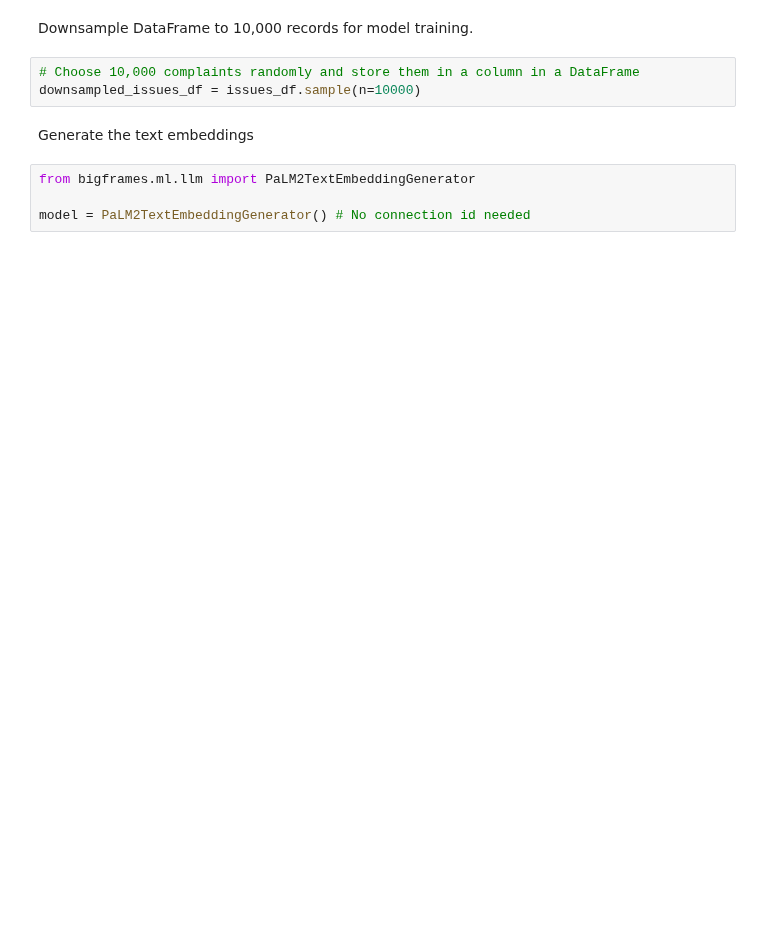
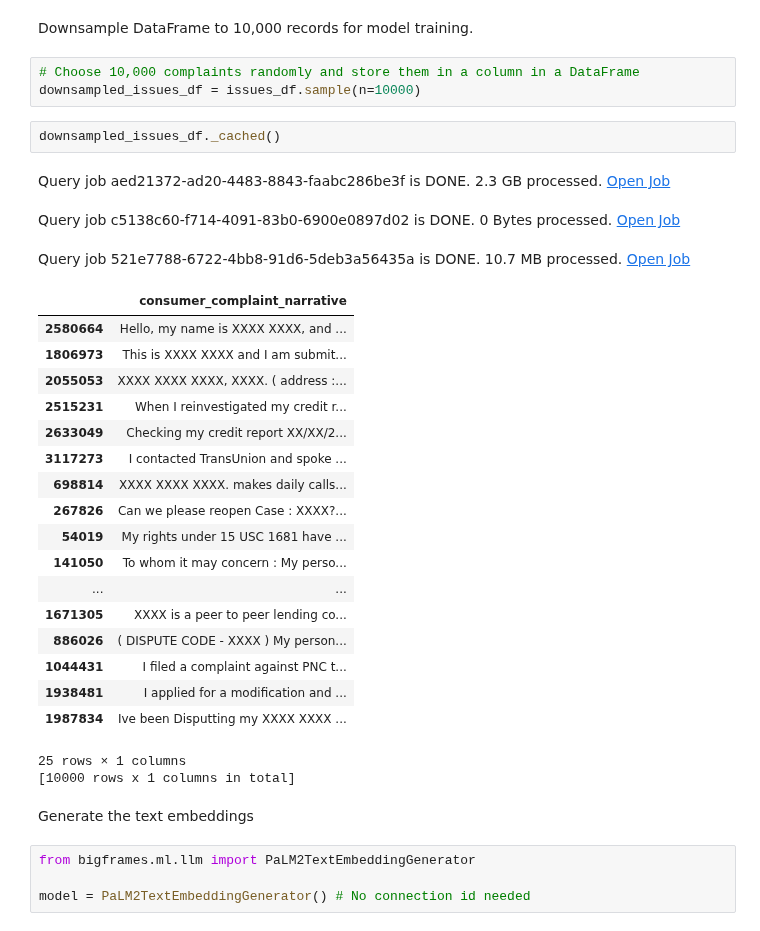
Before and after one commit to googleapis/python-bigquery-dataframes, a Jupyter notebook: notebooks/generative_ai/bq_dataframes_llm_kmeans.ipynb, the cells around one changed output. Drawn from its saved outputs; the diff is of its cells as text; blank space fills up the shorter version.

```diff
--- a/notebooks/generative_ai/bq_dataframes_llm_kmeans.ipynb
+++ b/notebooks/generative_ai/bq_dataframes_llm_kmeans.ipynb
@@ -144,6 +157,31 @@ Downsample DataFrame to 10,000 records for model training.
 # %%
 # Choose 10,000 complaints randomly and store them in a column in a DataFrame
 downsampled_issues_df = issues_df.sample(n=10000)
+# %%
+downsampled_issues_df._cached()
+# %% [output]
+Query job aed21372-ad20-4483-8843-faabc286be3f is DONE. 2.3 GB processed. Open Job
+Query job c5138c60-f714-4091-83b0-6900e0897d02 is DONE. 0 Bytes processed. Open Job
+Query job 521e7788-6722-4bb8-91d6-5deb3a56435a is DONE. 10.7 MB processed. Open Job
+|  | consumer_complaint_narrative |
+| 2580664 | Hello, my name is XXXX XXXX, and ... |
+| 1806973 | This is XXXX XXXX and I am submit... |
+| 2055053 | XXXX XXXX XXXX, XXXX. ( address :... |
+| 2515231 | When I reinvestigated my credit r... |
+| 2633049 | Checking my credit report XX/XX/2... |
+| 3117273 | I contacted TransUnion and spoke ... |
+| 698814 | XXXX XXXX XXXX. makes daily calls... |
+| 267826 | Can we please reopen Case : XXXX?... |
+| 54019 | My rights under 15 USC 1681 have ... |
+| 141050 | To whom it may concern : My perso... |
+| ... | ... |
+| 1671305 | XXXX is a peer to peer lending co... |
+| 886026 | ( DISPUTE CODE - XXXX ) My person... |
+| 1044431 | I filed a complaint against PNC t... |
+| 1938481 | I applied for a modification and ... |
+| 1987834 | Ive been Disputting my XXXX XXXX ... |
+25 rows × 1 columns
+[10000 rows x 1 columns in total]
 # %% [markdown]
 Generate the text embeddings
 # %%
```
Also changed, not shown: parts of 16 cells of this notebook, 1 other file.
